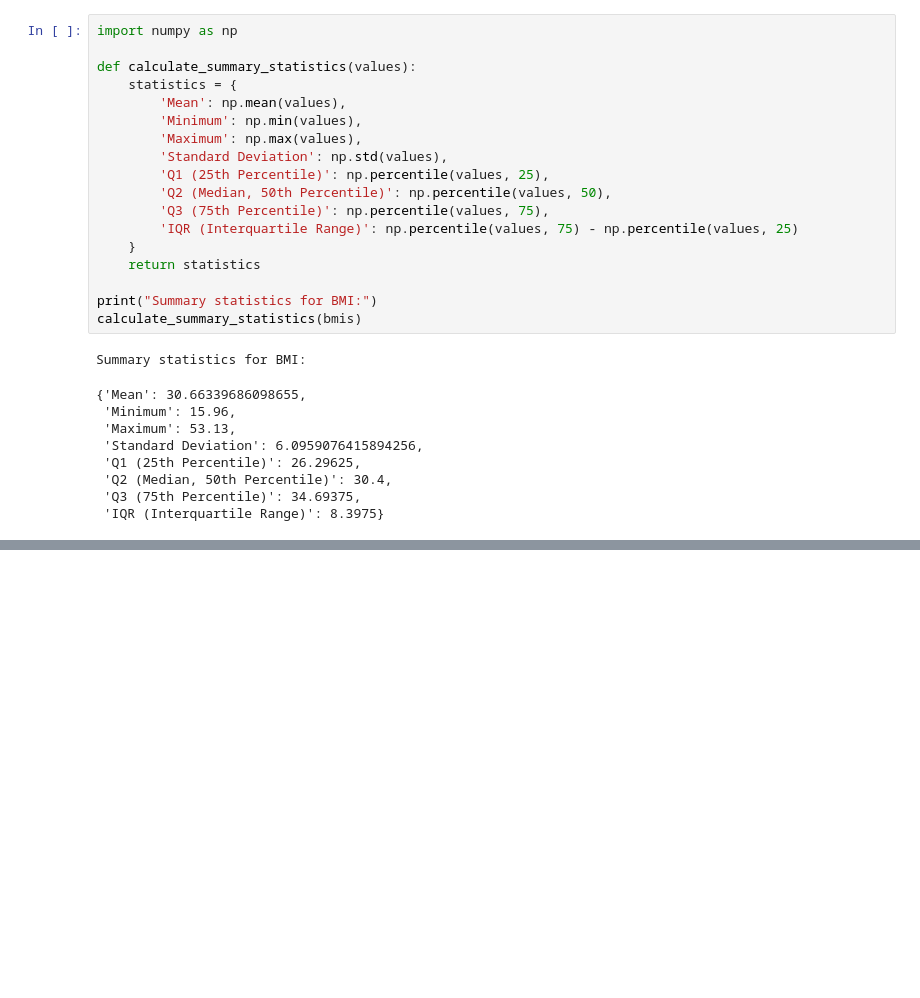
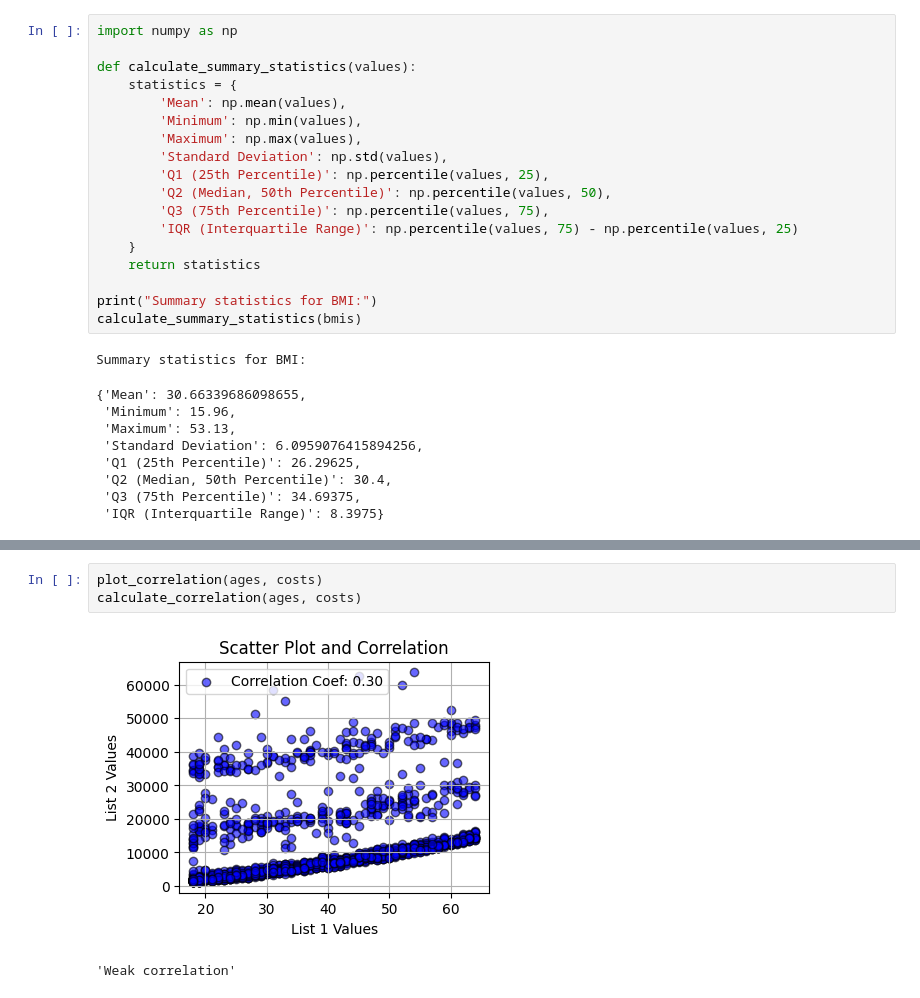
Before and after one commit to egraciani/python, a Jupyter notebook: Medical_Insurance_Cost_EGH.ipynb, the cells around one changed output, grey strips where cells are left out. Cells and saved outputs as stored; diff of their text form; blank space fills up the shorter version.

```diff
--- a/Medical_Insurance_Cost_EGH.ipynb
+++ b/Medical_Insurance_Cost_EGH.ipynb
@@ -310,0 +370,6 @@ plot_boxplot(bmis, 'BMI')
+# %%
+plot_correlation(ages, costs)
+calculate_correlation(ages, costs)
+# %% [output]
+[figure, added]
+'Weak correlation'
```
Also changed, not shown: parts of 14 cells of this notebook.
